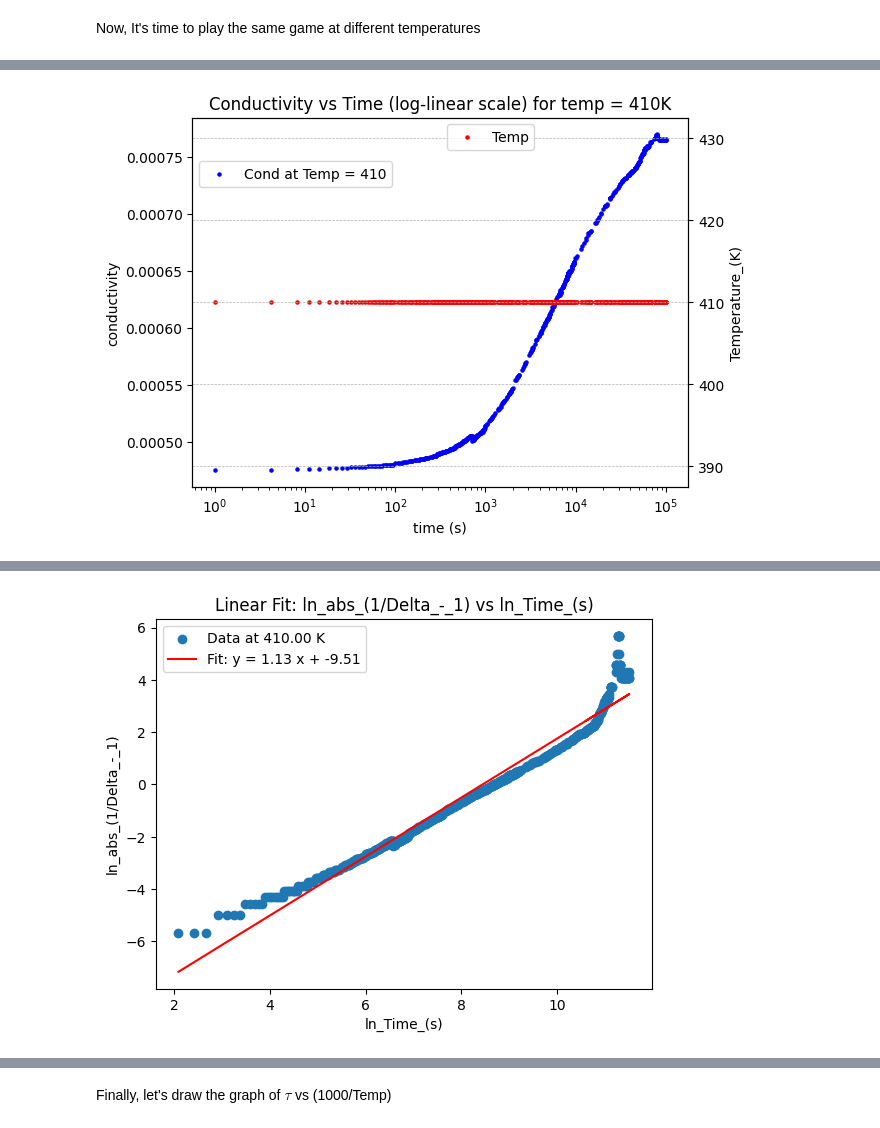
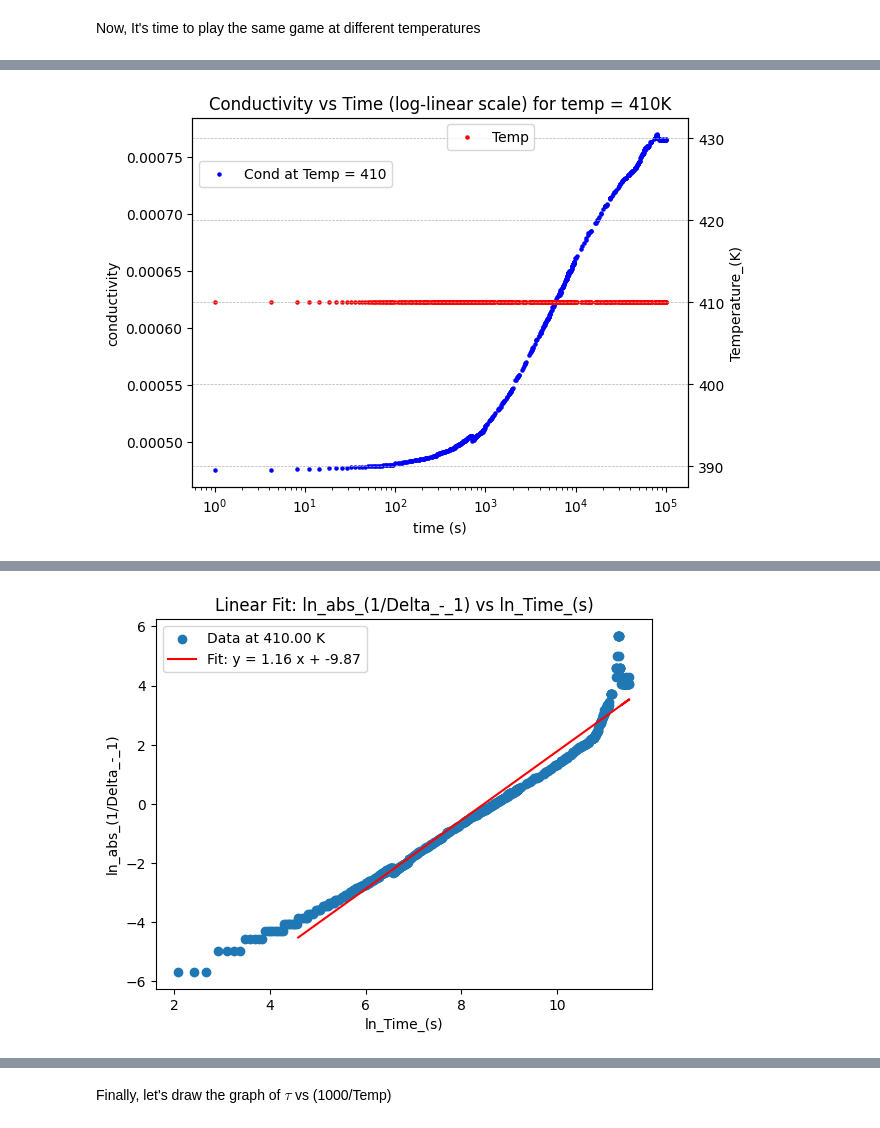
Before and after one commit to speedcoder107/kakalioslab, a Jupyter notebook: relaxation time/relaxation_time.ipynb, the cells around one changed output, grey strips where cells are left out. Cells and saved outputs as stored; diff of their text form; code cells hidden in the pictures.

```diff
--- a/relaxation time/relaxation_time.ipynb
+++ b/relaxation time/relaxation_time.ipynb
@@ -193,9 +192,9 @@ delta_410 = rx.scatter_data(df_410, "Delta_T", column_type='y_column', label = "
 
 rx.scatter_plot(title='Conductivity vs Time (log-linear scale) for temp = 410K', x_column=time_410, y_column=cond_410, new_column={time_410:temp_410})
 
-beta_b_410, tau_b_410 = rx.berthelot_prediction(df_410)
+beta_b_410, tau_b_410 = rx.berthelot_prediction(df_410, 20, 20)
 
-gamma_d_410, tau_d_410 = rx.dispersive_diffusion_prediction(df_410)
+gamma_d_410, tau_d_410 = rx.dispersive_diffusion_prediction(df_410, 30, 17)
 
 b_line_410 = rx.line_data(np.linspace(1,10**7,100000), np.exp(-(np.linspace(1,10**7,100000) / tau_b_410)**beta_b_410), legend_label=f'y = e^((x/{tau_b_410:.2f})^{beta_b_410:.2f})', color='b')
 
@@ -209,4 +208,4 @@ rx.scatter_plot(title='Delta vs Time (log-linear scale) for temp = 410K', x_colu
-[figure, old version]
+[figure, new version]
 [figure]
 [figure]
 # %%
```
Also changed, not shown: parts of 21 cells of this notebook, 11 other files.
